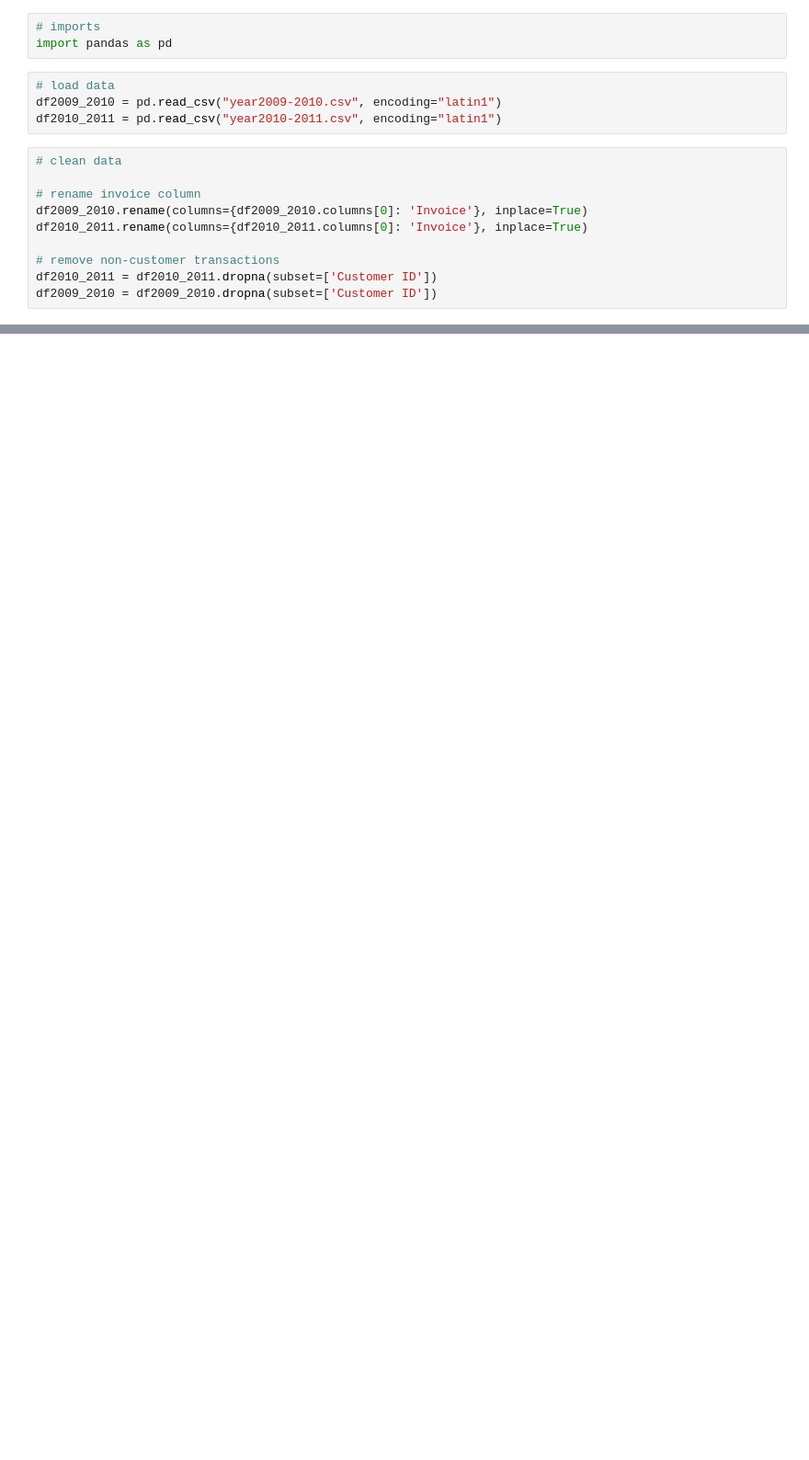
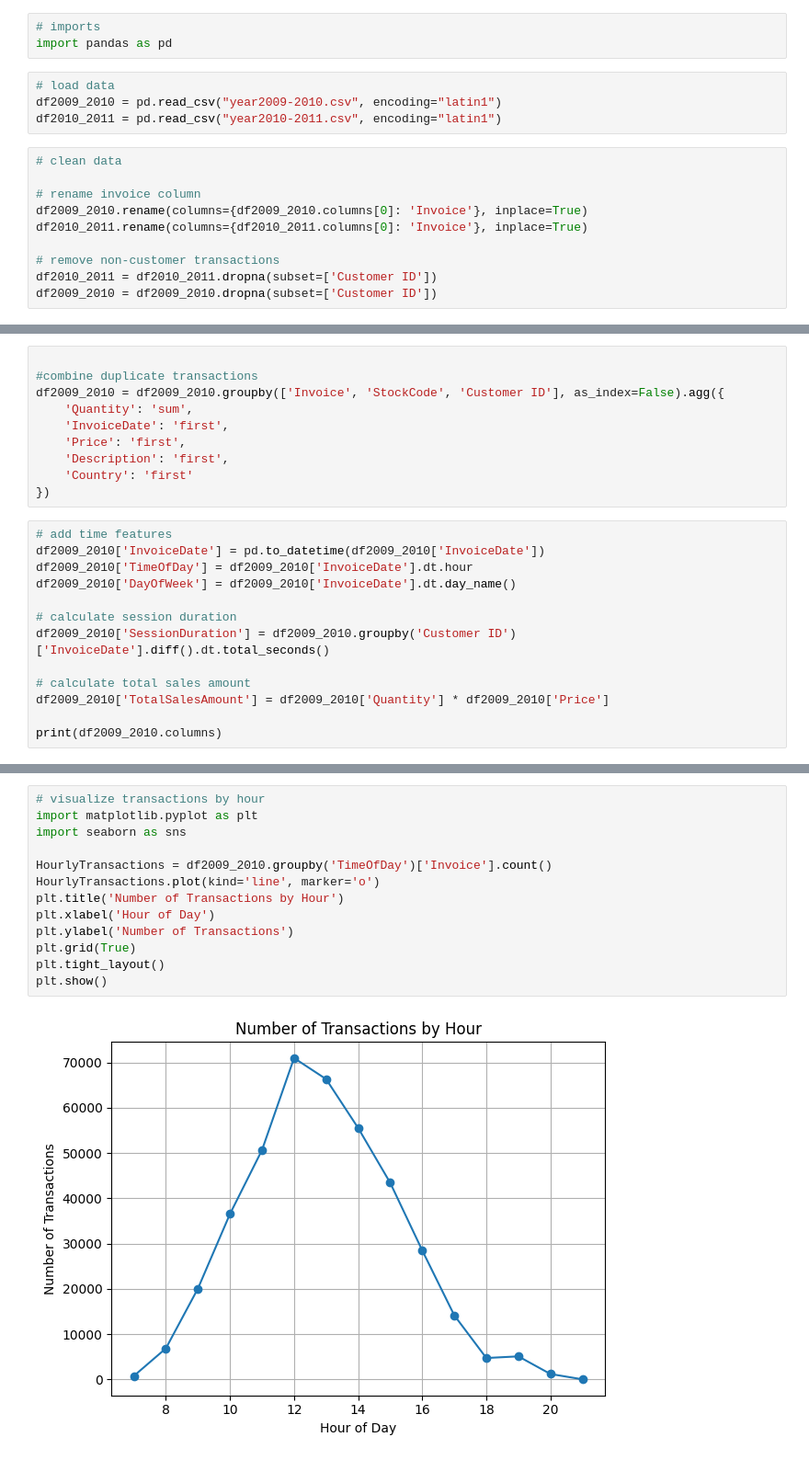
Before and after one commit to eth-alexander/CAP4770-Project, a Jupyter notebook: project.ipynb, the cells around one changed output, grey strips where cells are left out. Shown: that part at 92% size. Saved outputs shown, nothing was run; the diff lists cells and outputs as text; blank space fills up the shorter version.

```diff
--- a/project.ipynb
+++ b/project.ipynb
@@ -37,0 +38,23 @@ print(df2009_2010[df2009_2010.duplicated(subset=['StockCode', 'Invoice'], keep=F
+# %%
+
+#combine duplicate transactions
+df2009_2010 = df2009_2010.groupby(['Invoice', 'StockCode', 'Customer ID'], as_index=False).agg({
+    'Quantity': 'sum',
+    'InvoiceDate': 'first',
+    'Price': 'first',
+    'Description': 'first',
+    'Country': 'first'
+})
+# %%
+# add time features
+df2009_2010['InvoiceDate'] = pd.to_datetime(df2009_2010['InvoiceDate'])
+df2009_2010['TimeOfDay'] = df2009_2010['InvoiceDate'].dt.hour
+df2009_2010['DayOfWeek'] = df2009_2010['InvoiceDate'].dt.day_name()
+
+# calculate session duration
+df2009_2010['SessionDuration'] = df2009_2010.groupby('Customer ID')['InvoiceDate'].diff().dt.total_seconds()
+
+# calculate total sales amount
+df2009_2010['TotalSalesAmount'] = df2009_2010['Quantity'] * df2009_2010['Price']
+
+print(df2009_2010.columns)
@@ -37,0 +66,15 @@ print(df2009_2010[df2009_2010.duplicated(subset=['StockCode', 'Invoice'], keep=F
+# %%
+# visualize transactions by hour
+import matplotlib.pyplot as plt
+import seaborn as sns
+
+HourlyTransactions = df2009_2010.groupby('TimeOfDay')['Invoice'].count()
+HourlyTransactions.plot(kind='line', marker='o')
+plt.title('Number of Transactions by Hour')
+plt.xlabel('Hour of Day')
+plt.ylabel('Number of Transactions')
+plt.grid(True)
+plt.tight_layout()
+plt.show()
+# %% [output]
+[figure, added]
```
Also changed, not shown: parts of 5 cells of this notebook.
